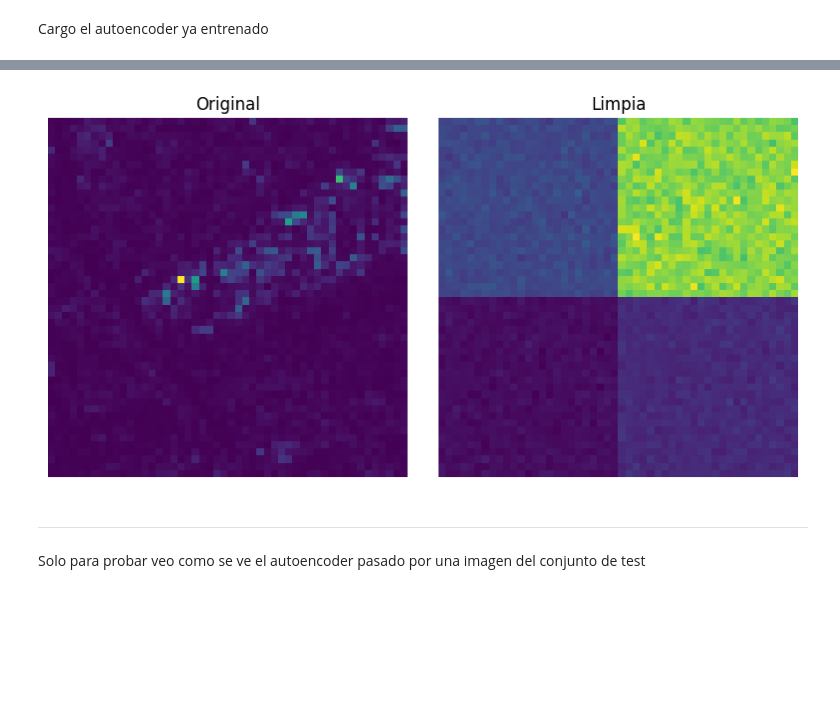
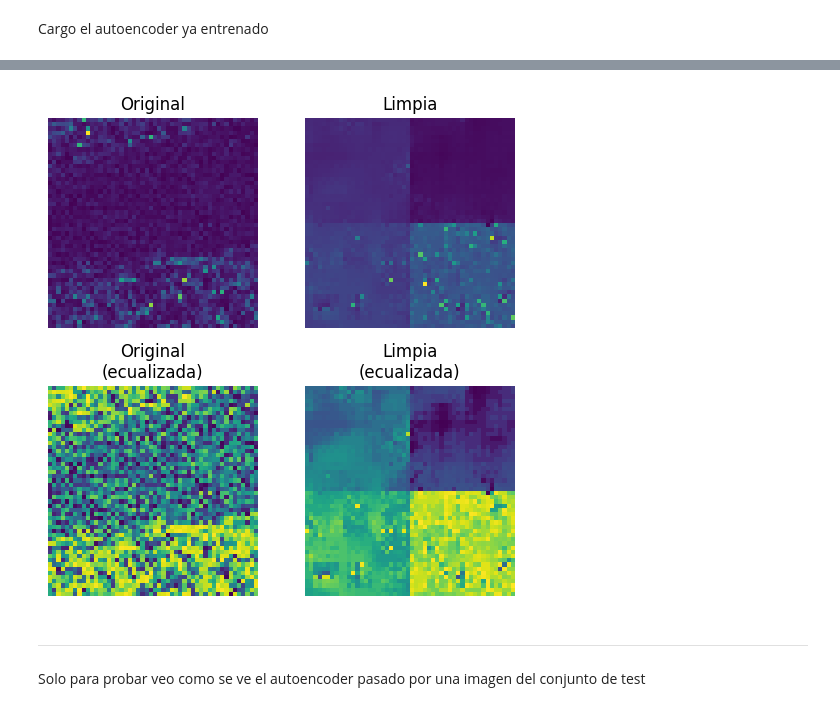
Before and after one commit to biancabalzarini/despeckling, a Jupyter notebook: notebooks/real_images.ipynb, the cells around one changed output, grey strips where cells are left out. Cells and saved outputs as stored; diff of their text form; code cells hidden in the pictures; blank space fills up the shorter version.

Commit message:
mejoro un poco el real_images

```diff
--- a/notebooks/real_images.ipynb
+++ b/notebooks/real_images.ipynb
@@ -98,35 +97,55 @@ ciudades = {
 # %%
 # Veo un pedazo (de 50x50) de una imagen real pasado por el autoencoder
 
 ciudad = 'Munich' # Elegir ciudad según el diccionario
+ecualizar_hist = True # Si se quiere o no ecualizar el histograma
 
 i_rand = random.randint(0, ciudades[ciudad].shape[0]-50)
 j_rand = random.randint(0, ciudades[ciudad].shape[1]-50)
 
 Image = ciudades[ciudad][i_rand:i_rand+50, j_rand:j_rand+50].astype(np.float64)
 Image = Image / np.max(Image)
 
 Im_tensor = torch.from_numpy(Image).double()
 Im_tensor = Im_tensor.unsqueeze(0)
 Im_tensor = Im_tensor.unsqueeze(1)
 autoencoder_cargado = autoencoder_cargado.double()
+Processed_image = autoencoder_cargado(Im_tensor).detach().numpy()[0, 0, :, :]
 
-plt.figure(figsize=(8, 4))
+Image_eq = ((Image - Image.min()) * 255) / (Image.max() - Image.min())
+Image_eq = cv2.equalizeHist(Image_eq.astype(np.uint8))
 
-plt.subplot(1, 2, 1)
+Processed_image_eq = ((Processed_image - Processed_image.min()) * 255) / (Processed_image.max() - Processed_image.min())
+Processed_image_eq = cv2.equalizeHist(Processed_image_eq.astype(np.uint8))
+
+titulo_agregado = '\n(ecualizada)'
+
+plt.figure(figsize=(5.3, 5.3))
+
+plt.subplot(2, 2, 1)
 plt.imshow(Image)
 plt.title("Original")
 plt.axis('off')
 
-plt.subplot(1, 2, 2)
-plt.imshow(autoencoder_cargado(Im_tensor).detach().numpy()[0, 0, :, :])
+plt.subplot(2, 2, 2)
+plt.imshow(Processed_image)
 plt.title("Limpia")
+plt.axis('off')
+
+plt.subplot(2, 2, 3)
+plt.imshow(Image_eq)
+plt.title("Original"+titulo_agregado)
+plt.axis('off')
+
+plt.subplot(2, 2, 4)
+plt.imshow(Processed_image_eq)
+plt.title("Limpia"+titulo_agregado)
 plt.axis('off')
 
 plt.tight_layout()
 plt.show()
 # %% [output]
-[figure, old version]
+[figure, new version]
 # %% [markdown]
 ---
 Solo para probar veo como se ve el autoencoder pasado por una imagen del conjunto de test
```
Also changed, not shown: parts of 3 cells of this notebook, 1 other file.
